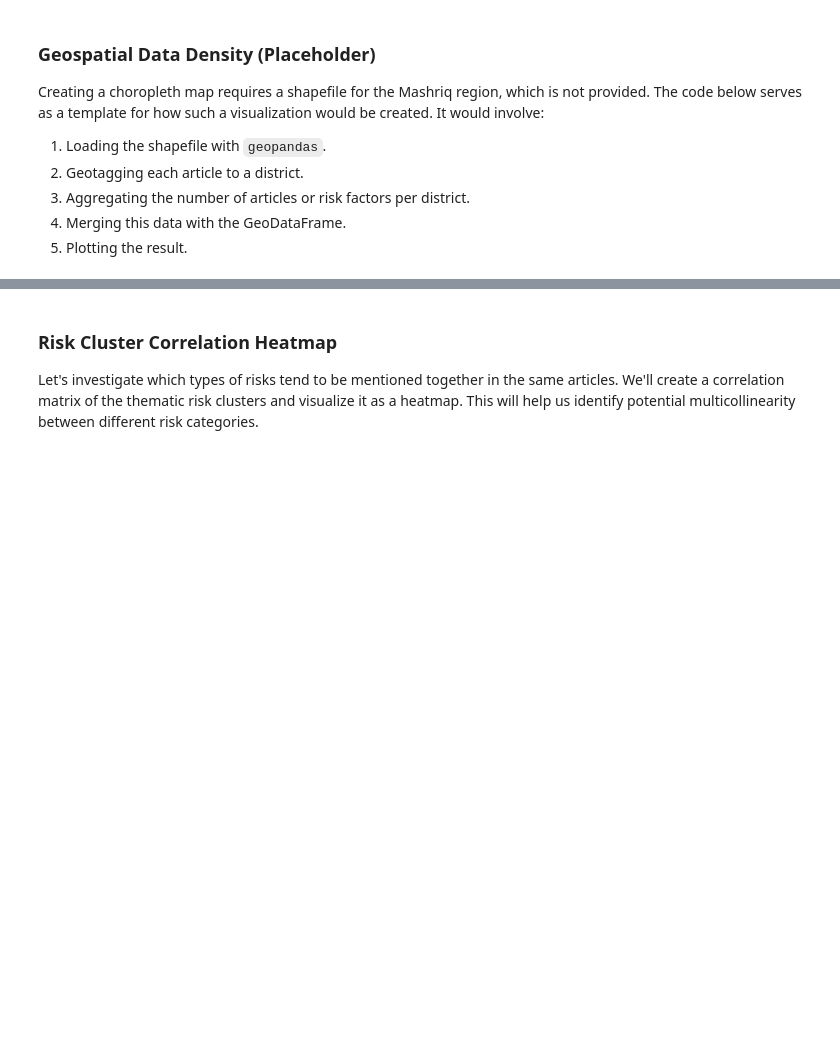
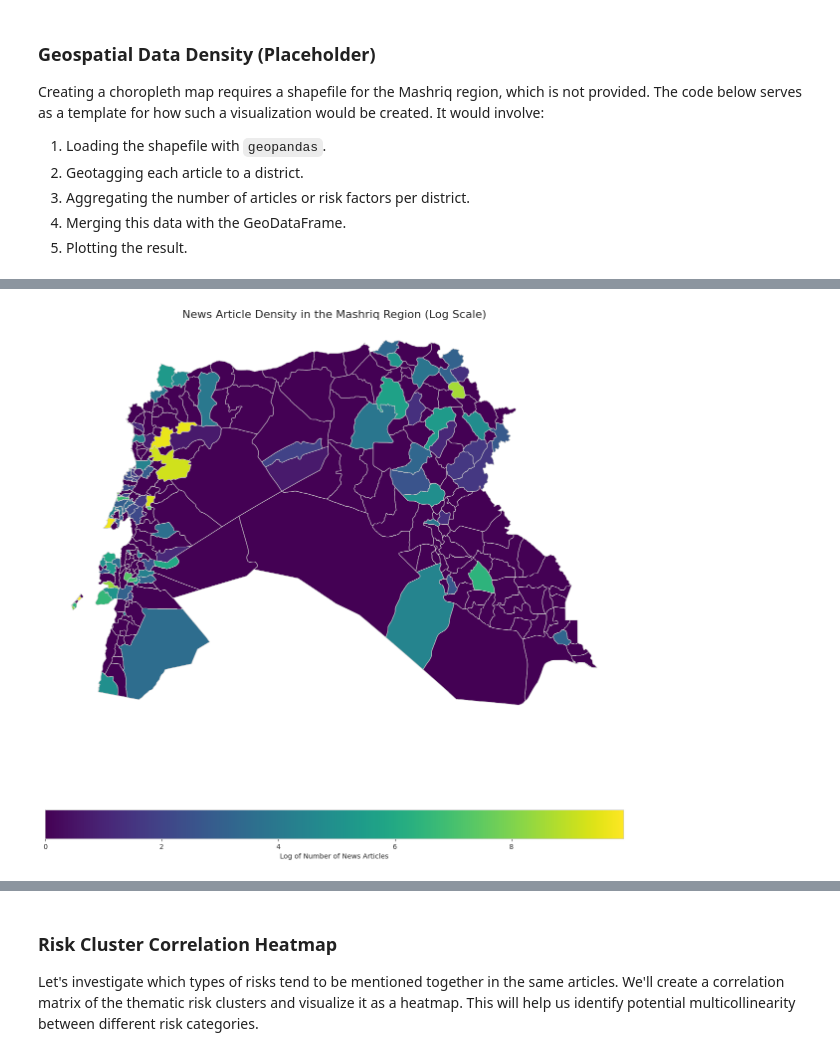
Before and after one commit to AdamPrzychodni/food-crisis-early-warning-system-research, a Jupyter notebook: notebooks/01_EDA.ipynb, the cells around one changed output, grey strips where cells are left out. Drawn from its saved outputs; the diff is of its cells as text; code cells hidden in the pictures; blank space fills up the shorter version.

```diff
--- a/notebooks/01_EDA.ipynb
+++ b/notebooks/01_EDA.ipynb
@@ -664,0 +552,99 @@ if mashriq_map is not None:
+# %%
+import geopandas as gpd
+import pandas as pd
+import requests
+import zipfile
+import io
+import os
+import matplotlib.pyplot as plt
+import ahocorasick
+import numpy as np # Import numpy for log calculation
+
+# --- Shapefile download and loading (No changes here) ---
+countries = ['IRQ', 'JOR', 'LBN', 'PSE', 'SYR']
+shapefile_paths = []
+data_dir = "../data/shapefiles"
+if not os.path.exists(f"{data_dir}/{countries[0]}"):
+    print("Shapefiles not found, please run the download cell to get them.")
+    mashriq_map = None
+else:
+    print("Shapefiles directory found.")
+    for country in countries:
+         for filename in os.listdir(f"{data_dir}/{country}"):
+            if filename.endswith('_2.shp'):
+                shapefile_paths.append(f"{data_dir}/{country}/{filename}")
+    if not shapefile_paths:
+        print("ERROR: Could not find any _2.shp files in the directories.")
+        mashriq_map = None
+    else:
+        mashriq_map = pd.concat([gpd.read_file(path) for path in shapefile_paths], ignore_index=True)
+        print("\nShapefiles loaded and combined successfully.")
+
+# --- Aho-Corasick automaton and geotagging (No changes here) ---
+if mashriq_map is not None:
+    print("\nBuilding the Aho-Corasick search automaton...")
+    A = ahocorasick.Automaton()
+    for key, names in eng_locations.items():
+        if len(key.split('_')) == 3:
+            for name in names:
+                A.add_word(name.lower(), key)
+    A.make_automaton()
+    print("Automaton built successfully.")
+
+    def find_all_districts_fast(text):
+        found_districts = set()
+        for end_index, key in A.iter(text.lower()):
+            found_districts.add(key)
+        return list(found_districts) if found_districts else None
+
+    print("Geotagging articles...")
+    df_eng['districts'] = df_eng['body'].apply(find_all_districts_fast)
+    print("Geotagging complete.")
+
+    # --- Aggregation and Merging Logic (No changes here) ---
+    df_eng_exploded = df_eng.dropna(subset=['districts']).explode('districts')
+    df_geolocated = df_eng_exploded.groupby('districts').size().reset_index(name='article_count')
+    key_to_name_map = {k: v[0] for k, v in eng_locations.items() if len(k.split('_')) == 3}
+    df_geolocated['DISTRICT_NAME'] = df_geolocated['districts'].map(key_to_name_map)
+    mashriq_map['NAME_2_lower'] = mashriq_map['NAME_2'].str.lower()
+    df_geolocated['DISTRICT_NAME_lower'] = df_geolocated['DISTRICT_NAME'].str.lower()
+    merged_map = mashriq_map.merge(
+        df_geolocated,
+        left_on='NAME_2_lower',
+        right_on='DISTRICT_NAME_lower',
+        how='left'
+    ).fillna(0)
+
+    # --- IMPROVEMENT 1: Plotting with a Logarithmic Scale ---
+    # This helps visualize variation when outliers are present.
+    # We add 1 to the count to avoid issues with log(0).
+    merged_map['article_count_log'] = np.log1p(merged_map['article_count'])
+
+    fig, ax1 = plt.subplots(1, 1, figsize=(15, 15))
+    merged_map.plot(column='article_count_log', cmap='viridis', linewidth=0.8, ax=ax1, edgecolor='0.8', legend=True,
+                    legend_kwds={'label': "Log of Number of News Articles", 'orientation': "horizontal"})
+    ax1.set_title('News Article Density in the Mashriq Region (Log Scale)', fontdict={'fontsize': '16', 'fontweight': '3'})
+    ax1.set_axis_off()
+    plt.show()
+
+    # --- IMPROVEMENT 2: Calculating and Plotting a "News Attention" Index ---
+    # This normalizes the data to show which districts get a disproportionate amount of coverage.
+    df_geolocated['country_code'] = df_geolocated['districts'].str[:2]
+    country_totals = df_geolocated.groupby('country_code')['article_count'].transform('sum')
+    df_geolocated['attention_score'] = df_geolocated['article_count'] / country_totals
+
+    # Merge this new score into our map data
+    attention_map = mashriq_map.merge(
+        df_geolocated[['DISTRICT_NAME_lower', 'attention_score']],
+        left_on='NAME_2_lower',
+        right_on='DISTRICT_NAME_lower',
+        how='left'
+    ).fillna(0)
+
+    fig, ax2 = plt.subplots(1, 1, figsize=(15, 15))
+    attention_map.plot(column='attention_score', cmap='plasma', linewidth=0.8, ax=ax2, edgecolor='0.8', legend=True,
+                       legend_kwds={'label': "News Attention Score (District Articles / Country Total)", 'orientation': "horizontal"})
+    ax2.set_title('News Attention Score per District', fontdict={'fontsize': '16', 'fontweight': '3'})
+    ax2.set_axis_off()
+    plt.show()
+# %% [output]
@@ -664,0 +659 @@ if mashriq_map is not None:
+[figure, added]
```
Also changed, not shown: parts of 8 cells of this notebook, 1 other file.
